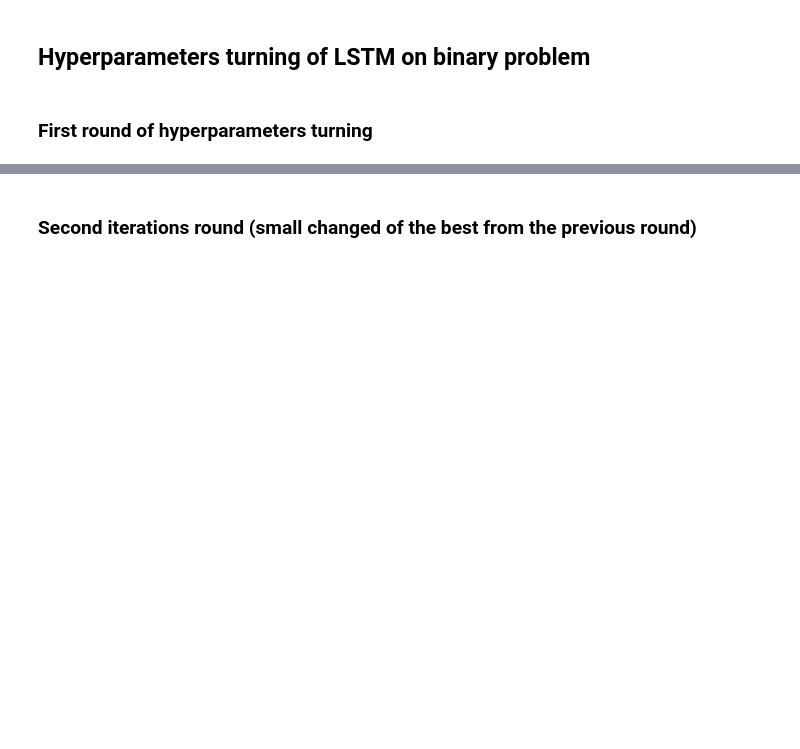
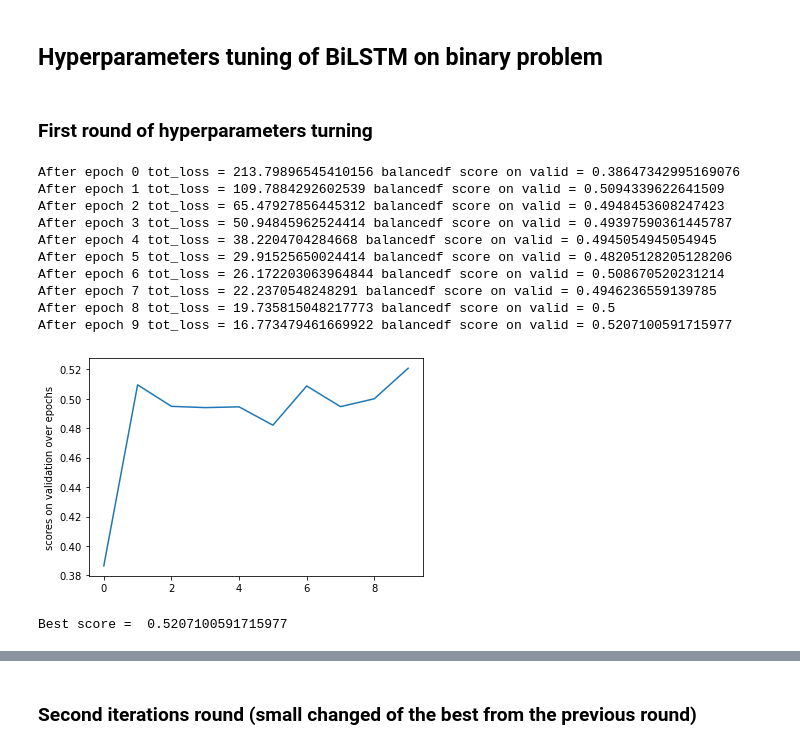
Before and after one commit to Mateuszrze/PolEval2019Task6, a Jupyter notebook: BiLSTM_results.ipynb, the cells around one changed output, grey strips where cells are left out. Saved outputs shown, nothing was run; the diff lists cells and outputs as text; code cells hidden in the pictures; blank space fills up the shorter version.

Commit message:
Adding final results for BiLSTM

```diff
--- a/BiLSTM_results.ipynb
+++ b/BiLSTM_results.ipynb
@@ -66,7 +66,7 @@ def test(dataset, epochs, method, L, size, num_layers, dropout, prediction_metho
             current_best_score = score
             str_score = str(score * 100)
             str_score = str_score[:min(len(str_score), 5)]
-            best_model_path = 'models/LSTM_' + str_score + params_string + '.model'
+            best_model_path = 'models/BiLSTM_' + str_score + params_string + '.model'
             torch.save(model.state_dict(), best_model_path)
 
 
@@ -96,20 +96,33 @@ def evaluate_on_test(filename, dataset, size, num_layers, dropout, L, prediction
         score = evaluate2(predictions, tags)['microAverageFscore']
         print(" microAverageFscore score on test =", score)
 # %% [markdown]
-## Hyperparameters turning of LSTM on binary problem
+## Hyperparameters tuning of BiLSTM on binary problem
 # %% [markdown]
 ### First round of hyperparameters turning
 # %%
 test(dataset=binary_dataset,
-     epochs=15,
+     epochs=10,
      method='fixed_length_2d',
      L=30,
      size=128,
      num_layers=2,
      dropout=0.2,
      prediction_method='sum',
      equalize_training_classes=True,
-     learning_rate=0.0001,
+     learning_rate=0.005,
      number_of_output_classes=2)
+# %% [output]
+After epoch 0 tot_loss = 213.79896545410156 balancedf score on valid = 0.38647342995169076
+After epoch 1 tot_loss = 109.7884292602539 balancedf score on valid = 0.5094339622641509
+After epoch 2 tot_loss = 65.47927856445312 balancedf score on valid = 0.4948453608247423
+After epoch 3 tot_loss = 50.94845962524414 balancedf score on valid = 0.49397590361445787
+After epoch 4 tot_loss = 38.2204704284668 balancedf score on valid = 0.4945054945054945
+After epoch 5 tot_loss = 29.91525650024414 balancedf score on valid = 0.48205128205128206
+After epoch 6 tot_loss = 26.172203063964844 balancedf score on valid = 0.508670520231214
+After epoch 7 tot_loss = 22.2370548248291 balancedf score on valid = 0.4946236559139785
+After epoch 8 tot_loss = 19.735815048217773 balancedf score on valid = 0.5
+After epoch 9 tot_loss = 16.773479461669922 balancedf score on valid = 0.5207100591715977
+[figure, added]
+Best score =  0.5207100591715977
 # %%
 test(dataset=binary_dataset,
```
Also changed, not shown: parts of 20 cells of this notebook.
